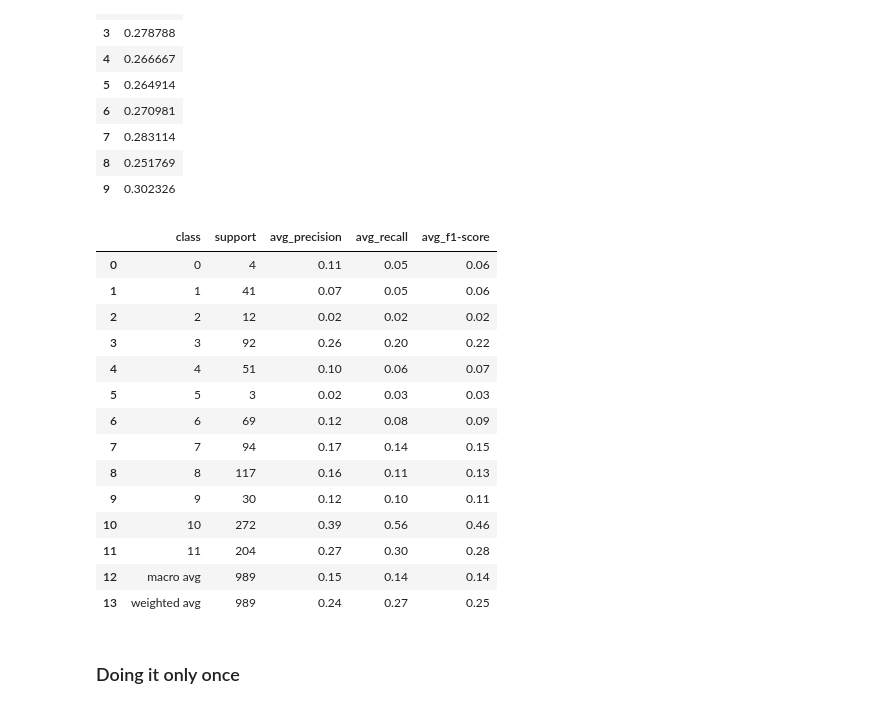
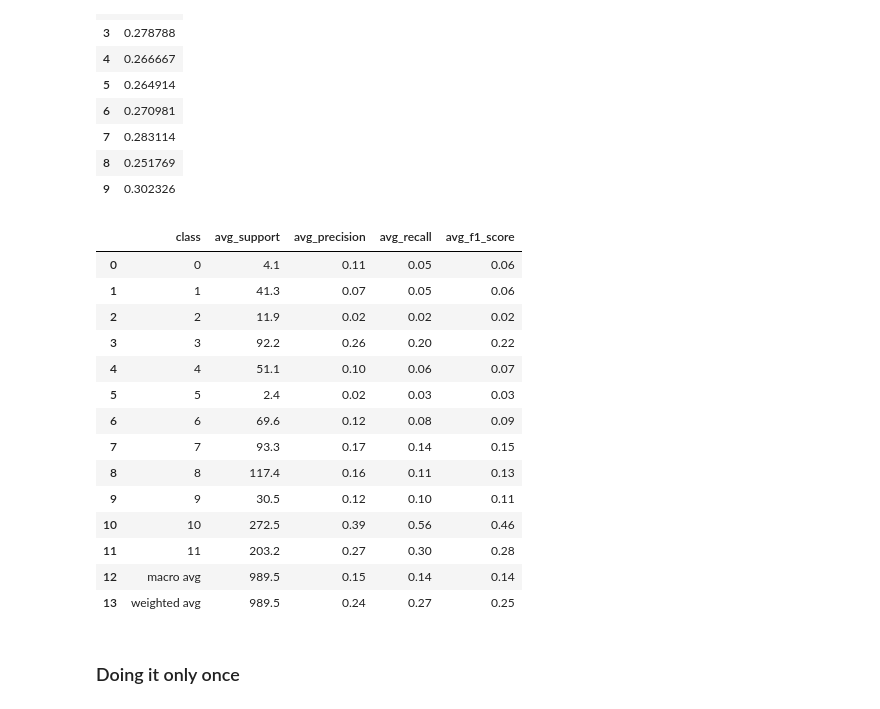
Before and after one commit to amirrshams/PR-comment-classifier, a Jupyter notebook: Dataset_mining/Classification.ipynb, the cells around one changed output. Cells and saved outputs as stored; diff of their text form; code cells hidden in the pictures.

```diff
--- a/Dataset_mining/Classification.ipynb
+++ b/Dataset_mining/Classification.ipynb
@@ -354,54 +382,53 @@ mean_report
 # %%
 classification_reports_df_wa = classification_reports_df.drop(columns='accuracy')
 
 
-averages = {}
+averages_stage2 = {}
 
 
 for class_label, dicts in classification_reports_df_wa.items():
-    metric_sums = {'precision': 0, 'recall': 0, 'f1-score': 0}
-    last_support = None
+    metric_sums = {'precision': 0, 'recall': 0, 'f1-score': 0, 'support': 0}
 
     for metric_dict in dicts:
         metric_sums['precision'] += metric_dict['precision']
         metric_sums['recall'] += metric_dict['recall']
-        metric_sums['f1_score'] += metric_dict['f1_score']
-        last_support = metric_dict['support']
+        metric_sums['f1-score'] += metric_dict['f1-score']
+        metric_sums['support'] += metric_dict['support']
 
-    averages[class_label] = {
-        'support': last_support,
+    averages_stage2[class_label] = {
+        'avg_support': metric_sums['support'] / len(dicts),
         'avg_precision': metric_sums['precision'] / len(dicts),
         'avg_recall': metric_sums['recall'] / len(dicts),
-        'avg_f1_score': metric_sums['f1_score'] / len(dicts)
+        'avg_f1_score': metric_sums['f1-score'] / len(dicts)
     }
-averages_df = pd.DataFrame(averages).T
+averages__stage2_df = pd.DataFrame(averages_stage2).T
 
-averages_df['avg_precision'] = averages_df['avg_precision'].round(2)
-averages_df['avg_recall'] = averages_df['avg_recall'].round(2)
-averages_df['avg_f1_score'] = averages_df['avg_f1_score'].round(2)
-averages_df['support'] = averages_df['support'].astype(int)
+averages__stage2_df['avg_precision'] = averages__stage2_df['avg_precision'].round(2)
+averages__stage2_df['avg_recall'] = averages__stage2_df['avg_recall'].round(2)
+averages__stage2_df['avg_f1_score'] = averages__stage2_df['avg_f1_score'].round(2)
+averages__stage2_df['avg_support'] = averages__stage2_df['avg_support'].round(2)
 
 
-averages_df.reset_index(inplace=True)
-averages_df.rename(columns={'index': 'class'}, inplace=True)
+averages__stage2_df.reset_index(inplace=True)
+averages__stage2_df.rename(columns={'index': 'class'}, inplace=True)
 
-averages_df
+averages__stage2_df
 # %% [output]
-|  | class | support | avg_precision | avg_recall | avg_f1-score |
-| 0 | 0 | 4 | 0.11 | 0.05 | 0.06 |
-| 1 | 1 | 41 | 0.07 | 0.05 | 0.06 |
-| 2 | 2 | 12 | 0.02 | 0.02 | 0.02 |
-| 3 | 3 | 92 | 0.26 | 0.20 | 0.22 |
-| 4 | 4 | 51 | 0.10 | 0.06 | 0.07 |
-| 5 | 5 | 3 | 0.02 | 0.03 | 0.03 |
-| 6 | 6 | 69 | 0.12 | 0.08 | 0.09 |
-| 7 | 7 | 94 | 0.17 | 0.14 | 0.15 |
-| 8 | 8 | 117 | 0.16 | 0.11 | 0.13 |
-| 9 | 9 | 30 | 0.12 | 0.10 | 0.11 |
-| 10 | 10 | 272 | 0.39 | 0.56 | 0.46 |
-| 11 | 11 | 204 | 0.27 | 0.30 | 0.28 |
-| 12 | macro avg | 989 | 0.15 | 0.14 | 0.14 |
-| 13 | weighted avg | 989 | 0.24 | 0.27 | 0.25 |
+|  | class | avg_support | avg_precision | avg_recall | avg_f1_score |
+| 0 | 0 | 4.1 | 0.11 | 0.05 | 0.06 |
+| 1 | 1 | 41.3 | 0.07 | 0.05 | 0.06 |
+| 2 | 2 | 11.9 | 0.02 | 0.02 | 0.02 |
+| 3 | 3 | 92.2 | 0.26 | 0.20 | 0.22 |
+| 4 | 4 | 51.1 | 0.10 | 0.06 | 0.07 |
+| 5 | 5 | 2.4 | 0.02 | 0.03 | 0.03 |
+| 6 | 6 | 69.6 | 0.12 | 0.08 | 0.09 |
+| 7 | 7 | 93.3 | 0.17 | 0.14 | 0.15 |
+| 8 | 8 | 117.4 | 0.16 | 0.11 | 0.13 |
+| 9 | 9 | 30.5 | 0.12 | 0.10 | 0.11 |
+| 10 | 10 | 272.5 | 0.39 | 0.56 | 0.46 |
+| 11 | 11 | 203.2 | 0.27 | 0.30 | 0.28 |
+| 12 | macro avg | 989.5 | 0.15 | 0.14 | 0.14 |
+| 13 | weighted avg | 989.5 | 0.24 | 0.27 | 0.25 |
 # %% [markdown]
 ### Doing it only once
 # %%
```
Also changed, not shown: parts of 4 cells of this notebook.
